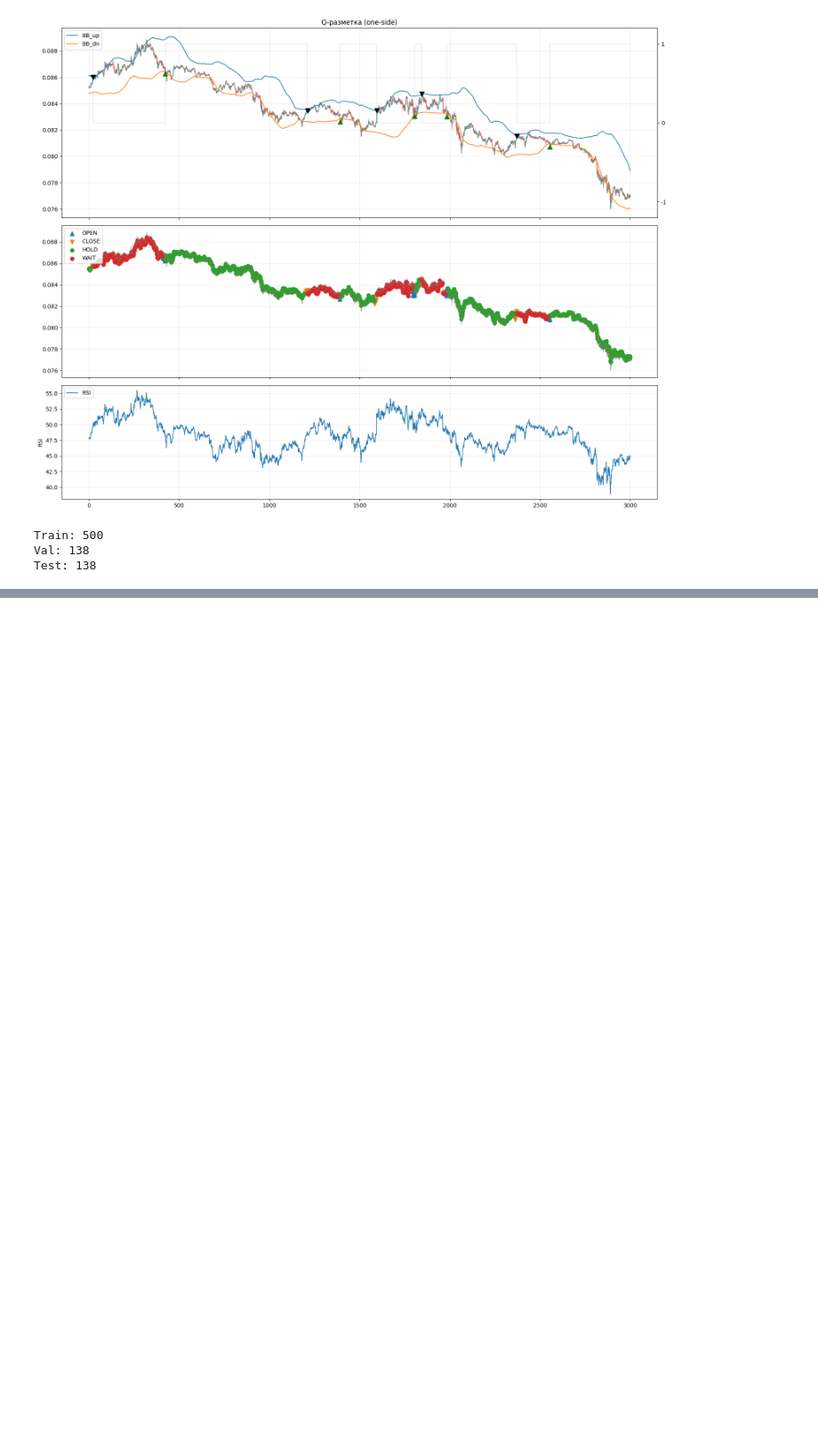
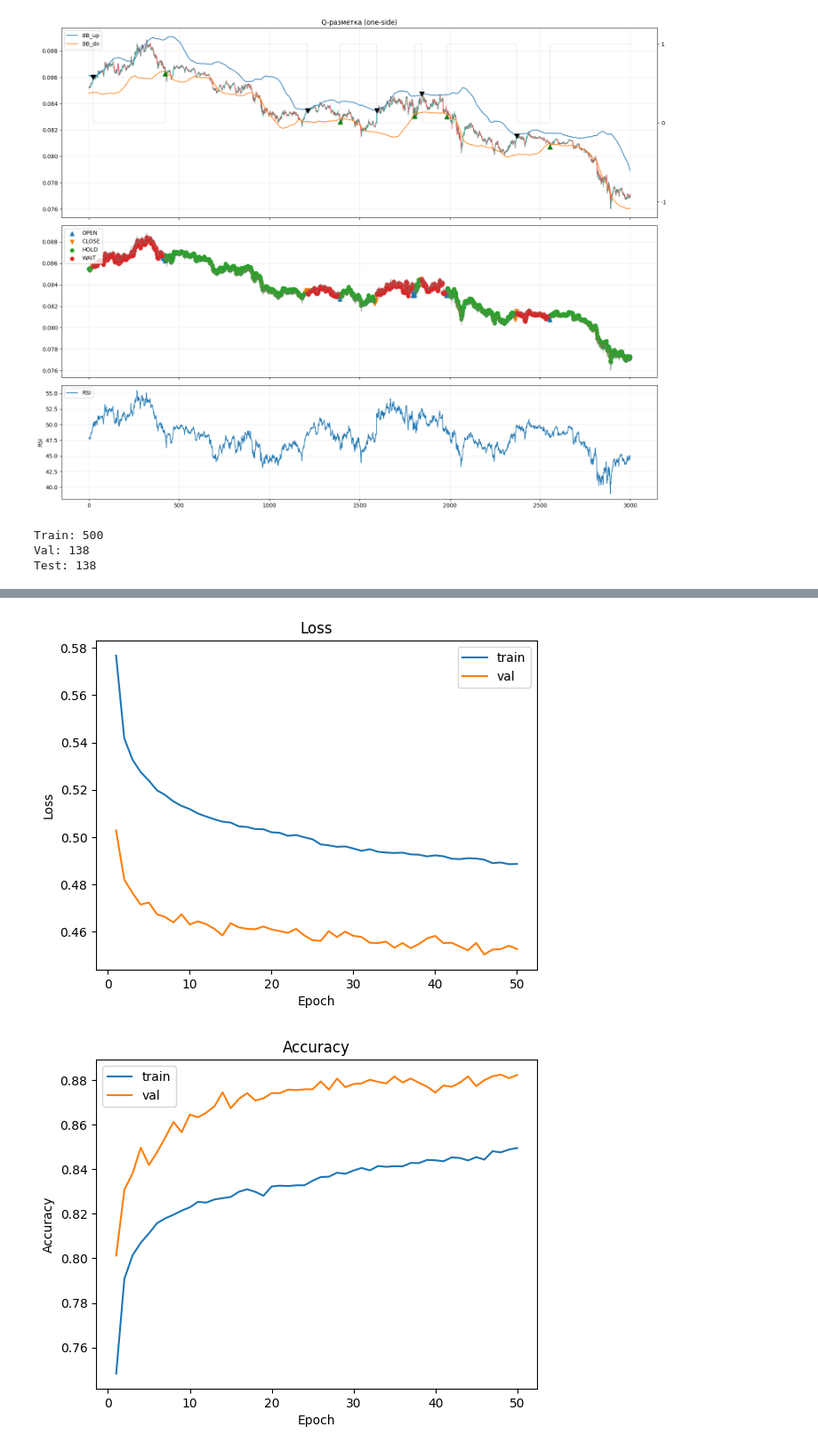
Before and after one commit to SIA86/pretrained_rl_ppo_model, a Jupyter notebook: SL_training.ipynb, the cells around one changed output, grey strips where cells are left out. Shown at 89% size. Drawn from its saved outputs; the diff is of its cells as text; code cells hidden in the pictures; blank space fills up the shorter version.

```diff
--- a/SL_training.ipynb
+++ b/SL_training.ipynb
@@ -272,8 +272,8 @@ ONECYCLE_MAX_LR = 5e-3
 ONECYCLE_PCT_START = 0.5
 LR_RESTART_PATIENCE = 5
 LR_RESTART_SHRINK = 0.5
-BEST_PATH = "/content/drive/MyDrive/stocks/pretrained_rl_ppo/sl_weights/exp1/best_lstm.weights.h5"
-BEST_BACKBONE_PATH = "/content/drive/MyDrive/stocks/pretrained_rl_ppo/sl_weights/exp1/best_backbone.weights.h5"
+BEST_WEIGHTS_PATH = "/content/drive/MyDrive/stocks/pretrained_rl_ppo/sl_weights/exp3"
+SAVE_BACKBONE = True
 FEE = 0.0002
 SLIPPAGE = 0.0001
 T = None
@@ -298,9 +298,7 @@ config = {
     "batch_size": BATCH_SIZE,
     "units_per_layer": UNITS_PER_LAYER,
     "dropout": DROPOUT,
-    'best_weights_path': BEST_PATH,
-    'best_backbone_weights_path': BEST_BACKBONE_PATH,
 }
-os.makedirs(os.path.dirname(BEST_PATH), exist_ok=True)
-joblib.dump(config, "/content/drive/MyDrive/stocks/pretrained_rl_ppo/sl_weights/exp1/config.joblib")
+os.makedirs(BEST_WEIGHTS_PATH, exist_ok=True)
+joblib.dump(config, os.path.join(BEST_WEIGHTS_PATH, "config.joblib"))
 # %% [output]
@@ -413,8 +410,9 @@ history = fit_model(
     onecycle_pct_start=ONECYCLE_PCT_START,
     lr_restart_patience=LR_RESTART_PATIENCE,
     lr_restart_shrink=LR_RESTART_SHRINK,
-    best_path=BEST_PATH,
-    backbone_path=BEST_BACKBONE_PATH
+    best_weights_path=BEST_WEIGHTS_PATH,
+    save_backbone=SAVE_BACKBONE,
 )
 
 plot_history_curves(history)
+# %% [output]
@@ -420,0 +436,2 @@ plot_history_curves(history)
+[figure, added]
+[figure, added]
```
Also changed, not shown: parts of 13 cells of this notebook, 12 other files.
